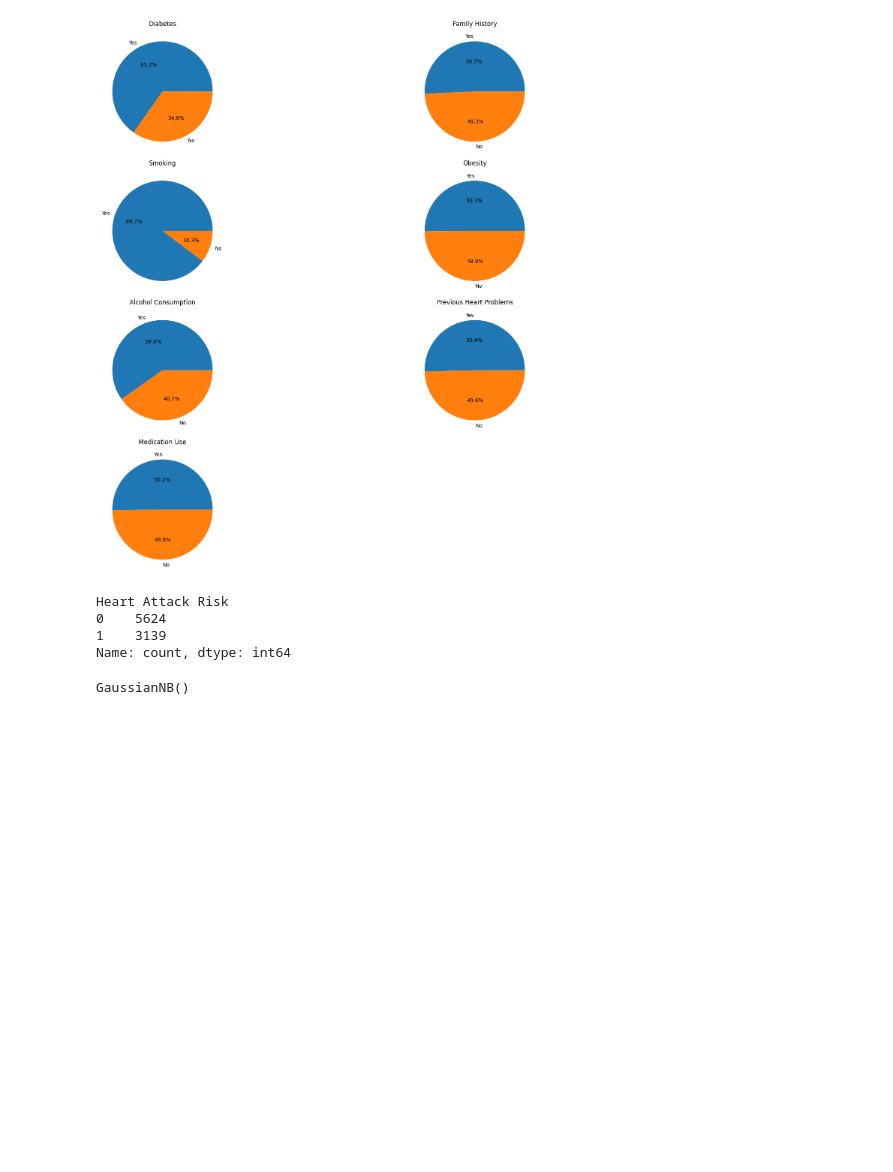
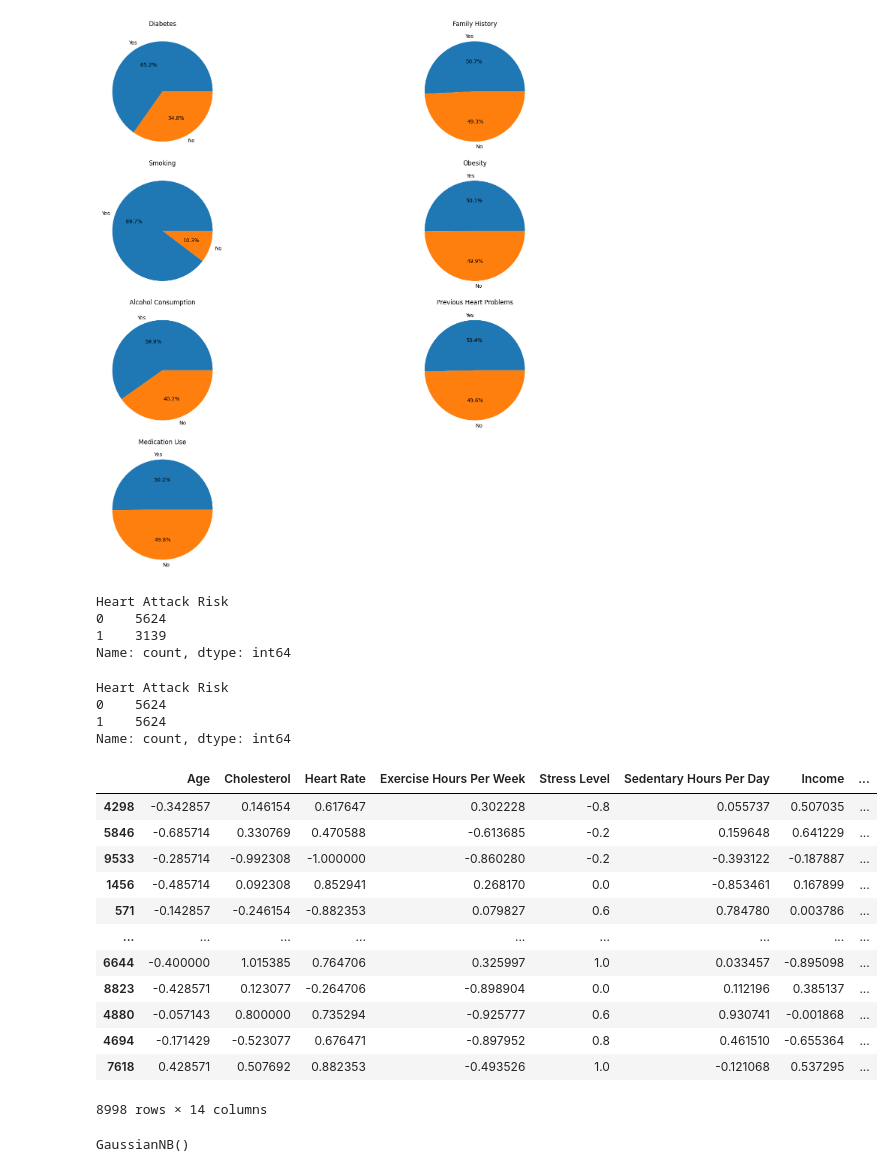
Before and after one commit to oneshot1080/Report-AI-Course, a Jupyter notebook: Report_AI_Course.ipynb, the cells around one changed output. Saved outputs shown, nothing was run; the diff lists cells and outputs as text; code cells hidden in the pictures; blank space fills up the shorter version.

```diff
--- a/Report_AI_Course.ipynb
+++ b/Report_AI_Course.ipynb
@@ -232,6 +232,13 @@ from imblearn.over_sampling import SMOTE
 smote = SMOTE(random_state = 42)
 
 X_smote, y_smote = smote.fit_resample(x, y)
+# %%
+y_smote.value_counts()
+# %% [output]
+Heart Attack Risk
+0    5624
+1    5624
+Name: count, dtype: int64
 # %%
 from sklearn.model_selection import train_test_split
 
@@ -246,6 +255,22 @@ scaler.fit(X_train[cols_to_scale])
 X_train[cols_to_scale] = scaler.transform(X_train[cols_to_scale])
 
 X_test[cols_to_scale] = scaler.transform(X_test[cols_to_scale])
+# %%
+X_train[cols_to_scale]
+# %% [output]
+|  | Age | Cholesterol | Heart Rate | Exercise Hours Per Week | Stress Level | Sedentary Hours Per Day | Income | ... |
+| 4298 | -0.342857 | 0.146154 | 0.617647 | 0.302228 | -0.8 | 0.055737 | 0.507035 | ... |
+| 5846 | -0.685714 | 0.330769 | 0.470588 | -0.613685 | -0.2 | 0.159648 | 0.641229 | ... |
+| 9533 | -0.285714 | -0.992308 | -1.000000 | -0.860280 | -0.2 | -0.393122 | -0.187887 | ... |
+| 1456 | -0.485714 | 0.092308 | 0.852941 | 0.268170 | 0.0 | -0.853461 | 0.167899 | ... |
+| 571 | -0.142857 | -0.246154 | -0.882353 | 0.079827 | 0.6 | 0.784780 | 0.003786 | ... |
+| ... | ... | ... | ... | ... | ... | ... | ... | ... |
+| 6644 | -0.400000 | 1.015385 | 0.764706 | 0.325997 | 1.0 | 0.033457 | -0.895098 | ... |
+| 8823 | -0.428571 | 0.123077 | -0.264706 | -0.898904 | 0.0 | 0.112196 | 0.385137 | ... |
+| 4880 | -0.057143 | 0.800000 | 0.735294 | -0.925777 | 0.6 | 0.930741 | -0.001868 | ... |
+| 4694 | -0.171429 | -0.523077 | 0.676471 | -0.897952 | 0.8 | 0.461510 | -0.655364 | ... |
+| 7618 | 0.428571 | 0.507692 | 0.882353 | -0.493526 | 1.0 | -0.121068 | 0.537295 | ... |
+8998 rows × 14 columns
 # %%
 
 from sklearn.linear_model import LogisticRegression
```
Also changed, not shown: parts of 2 cells of this notebook.
